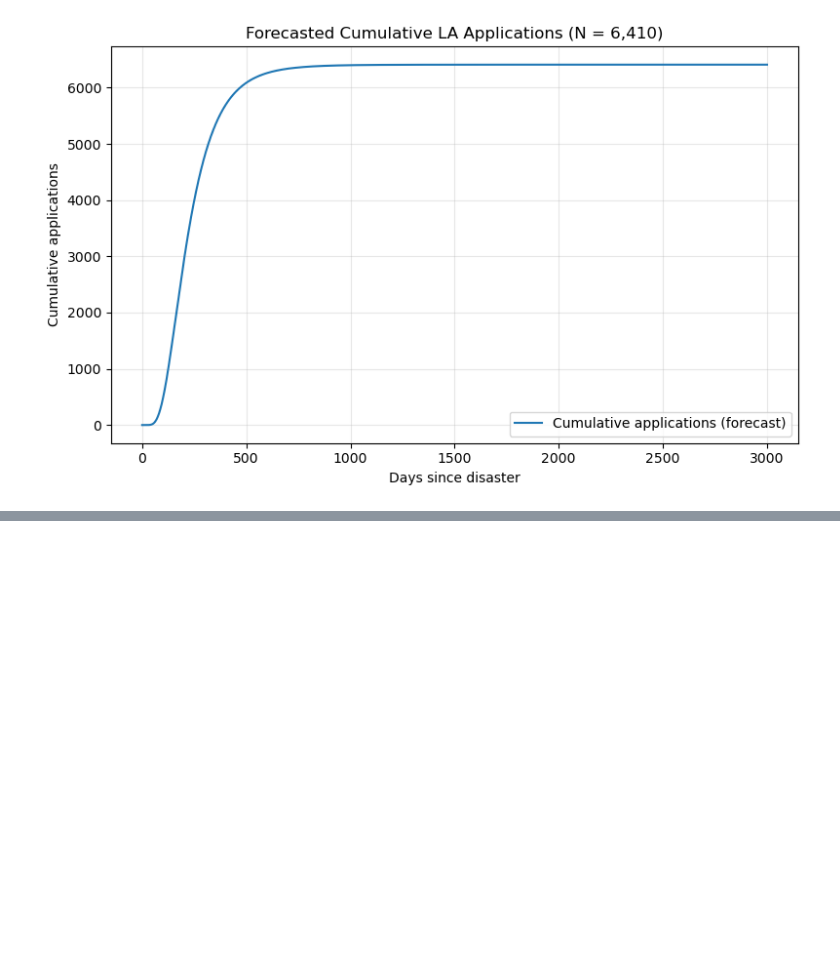
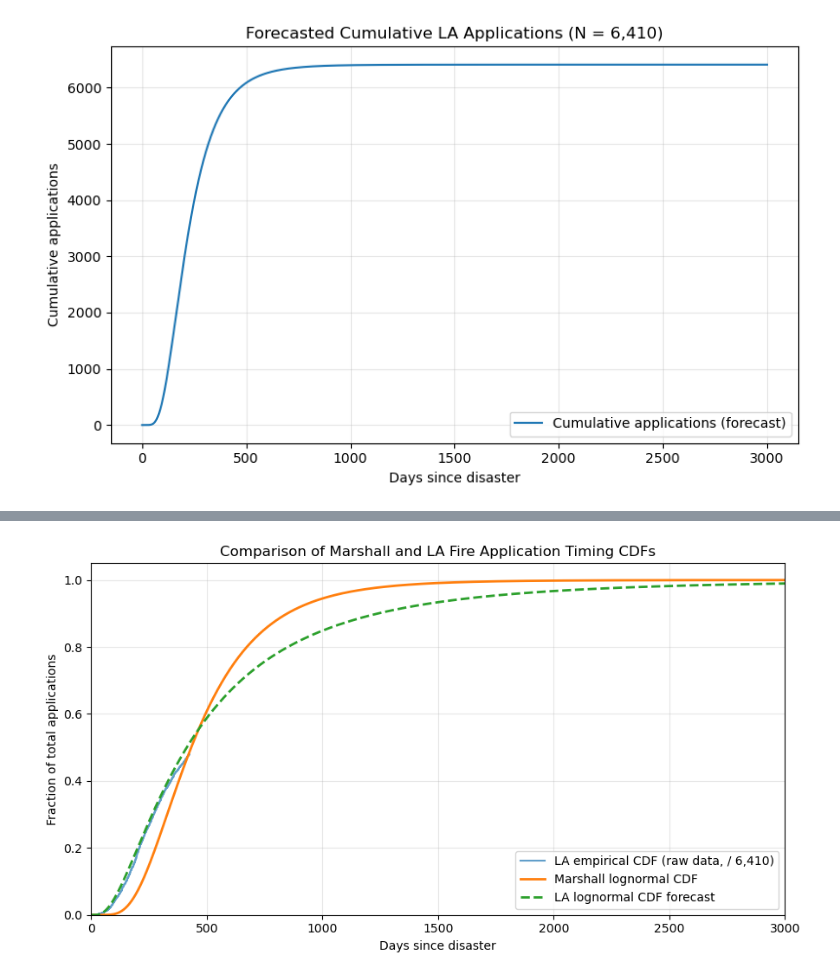
Before and after one commit to MIT-HSCL/permitting-model, a Jupyter notebook: fit_data.ipynb, the cells around one changed output, grey strips where cells are left out. Cells and saved outputs as stored; diff of their text form; code cells hidden in the pictures; blank space fills up the shorter version.

```diff
--- a/fit_data.ipynb
+++ b/fit_data.ipynb
@@ -192,0 +275,51 @@ plt.show()
+# %%
+import numpy as np
+import pandas as pd
+import matplotlib.pyplot as plt
+from scipy.stats import lognorm
+
+N_total = 6410  # total expected applications
+
+# --- Load LA raw data ---
+df_la = pd.read_csv("disaster_to_application_la.csv")
+data_la = df_la["duration_days"].values
+data_la_sorted = np.sort(data_la)
+n_la = len(data_la_sorted)
+
+# Empirical CDF from raw LA data, scaled by total expected applications
+empirical_cdf_la = np.arange(1, n_la + 1) / N_total
+
+# --- Horizon for model CDFs ---
+x_forecast = np.linspace(0, 3000, 1000)
+
+# Marshall lognormal CDF (Marshall fit: shape, loc, scale)
+cdf_marshall = lognorm.cdf(x_forecast, shape, loc, scale)
+
+# LA lognormal CDF forecast (LA fit: shape_la, loc_la, scale_la)
+cdf_la_forecast = lognorm.cdf(x_forecast, shape_la, loc_la, scale_la)
+
+plt.figure(figsize=(9, 5))
+
+# Raw LA empirical CDF (only where we have data)
+plt.step(data_la_sorted, empirical_cdf_la, where="post",
+         label="LA empirical CDF (raw data, / 6,410)", alpha=0.7)
+
+# Marshall lognormal CDF
+plt.plot(x_forecast, cdf_marshall,
+         label="Marshall lognormal CDF", linewidth=2)
+
+# LA lognormal CDF forecast
+plt.plot(x_forecast, cdf_la_forecast,
+         label="LA lognormal CDF forecast", linestyle="--", linewidth=2)
+
+plt.xlabel("Days since disaster")
+plt.ylabel("Fraction of total applications")
+plt.title("Comparison of Marshall and LA Fire Application Timing CDFs")
+plt.xlim(0, 3000)
+plt.ylim(0, 1.05)
+plt.grid(alpha=0.3)
+plt.legend()
+plt.tight_layout()
+plt.show()
+# %% [output]
+[figure, added]
```
Also changed, not shown: parts of 15 cells of this notebook.
